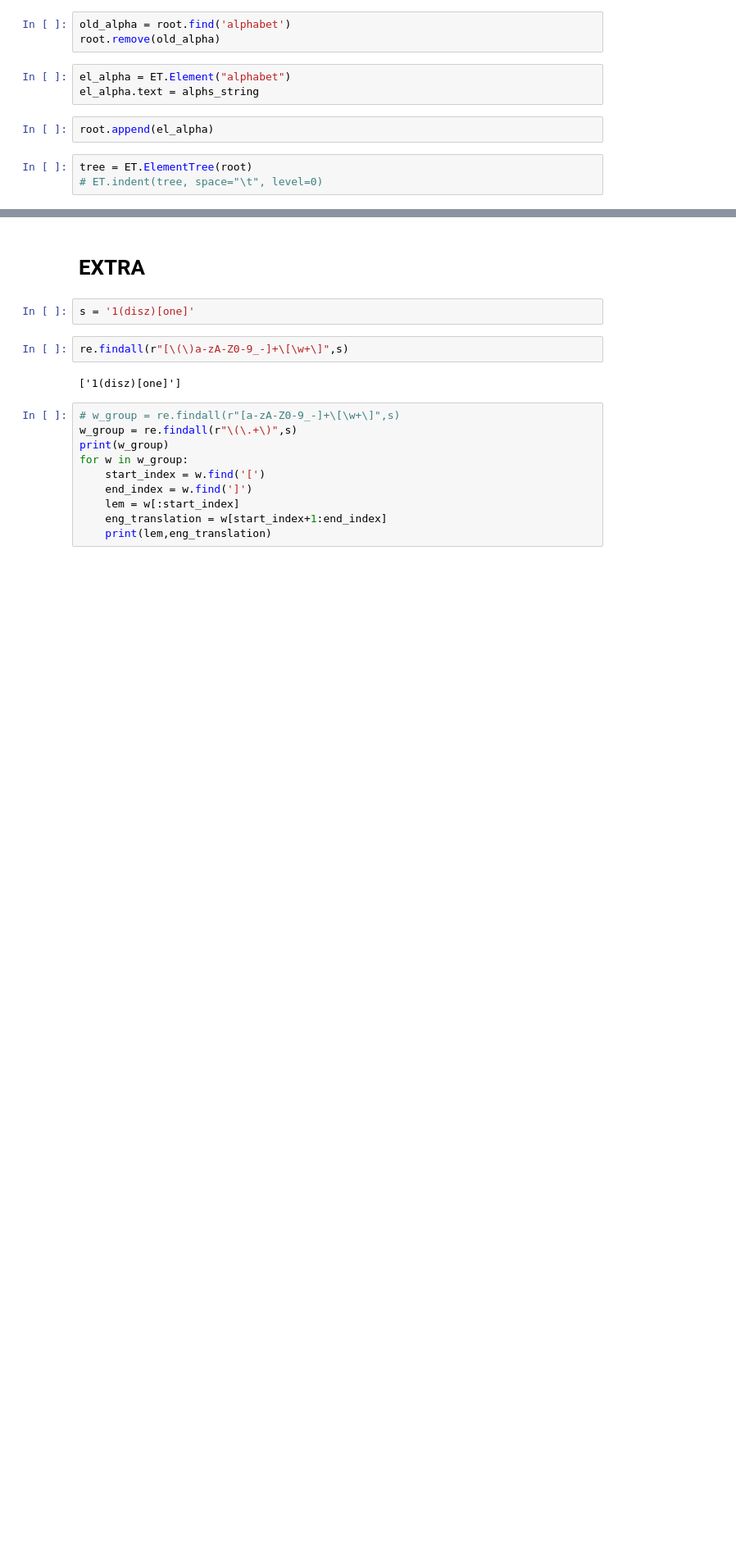
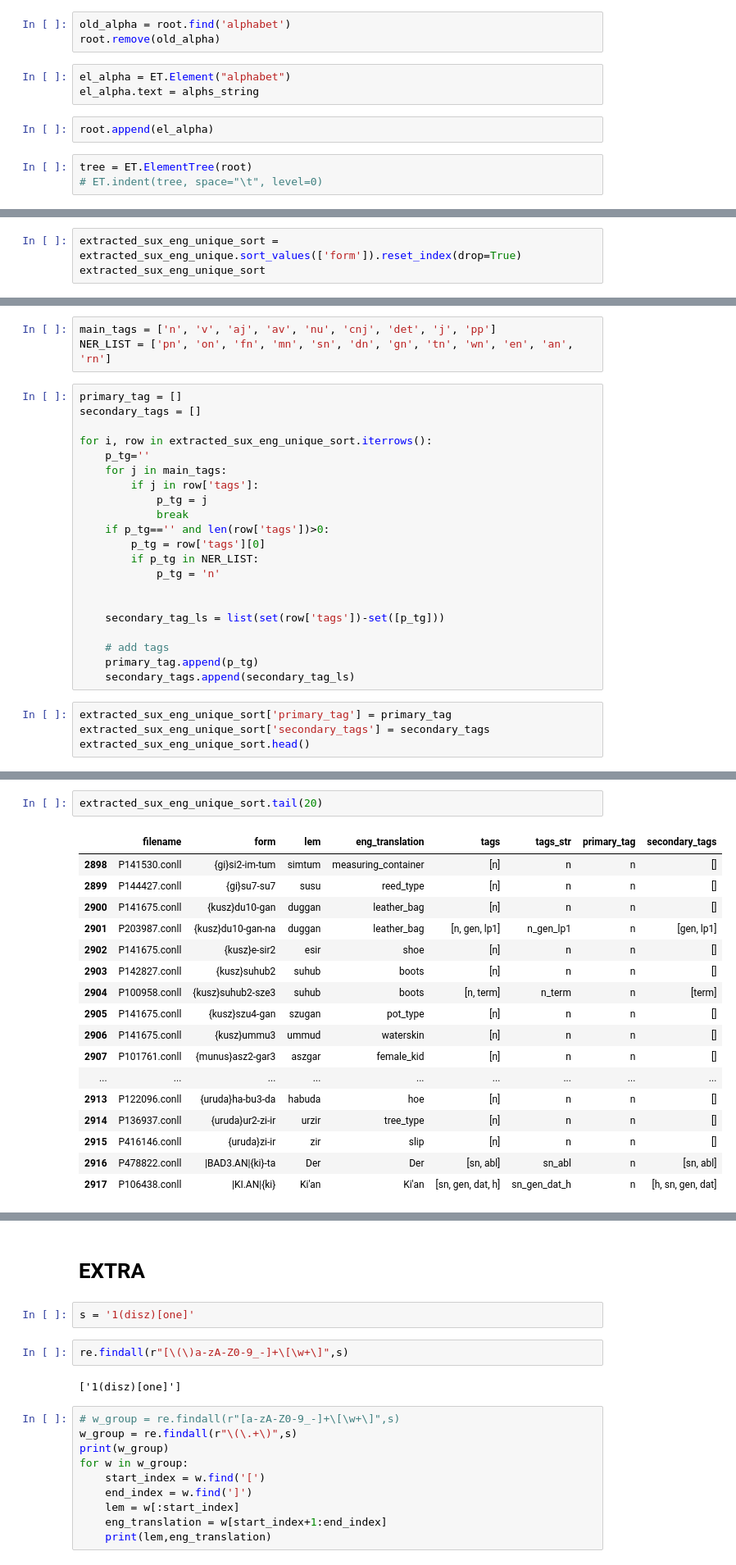
Before and after one commit to mr-martian/apertium-sux, a Jupyter notebook: sux_preprocessing.ipynb, the cells around one changed output, grey strips where cells are left out. Shown at 82% size. Saved outputs shown, nothing was run; the diff lists cells and outputs as text; blank space fills up the shorter version.

```diff
--- a/sux_preprocessing.ipynb
+++ b/sux_preprocessing.ipynb
@@ -332,0 +446,3 @@ with open (sux_dix_name, "wb") as f :
+# %%
+extracted_sux_eng_unique_sort = extracted_sux_eng_unique.sort_values(['form']).reset_index(drop=True)
+extracted_sux_eng_unique_sort
@@ -332,0 +483,28 @@ with open (sux_dix_name, "wb") as f :
+# %%
+main_tags = ['n', 'v', 'aj', 'av', 'nu', 'cnj', 'det', 'j', 'pp']
+NER_LIST = ['pn', 'on', 'fn', 'mn', 'sn', 'dn', 'gn', 'tn', 'wn', 'en', 'an', 'rn']
+# %%
+primary_tag = []
+secondary_tags = []
+
+for i, row in extracted_sux_eng_unique_sort.iterrows():
+    p_tg=''
+    for j in main_tags:
+        if j in row['tags']:
+            p_tg = j
+            break
+    if p_tg=='' and len(row['tags'])>0:
+        p_tg = row['tags'][0]
+        if p_tg in NER_LIST:
+            p_tg = 'n'
+
+
+    secondary_tag_ls = list(set(row['tags'])-set([p_tg]))
+
+    # add tags
+    primary_tag.append(p_tg)
+    secondary_tags.append(secondary_tag_ls)
+# %%
+extracted_sux_eng_unique_sort['primary_tag'] = primary_tag
+extracted_sux_eng_unique_sort['secondary_tags'] = secondary_tags
+extracted_sux_eng_unique_sort.head()
@@ -332,0 +518,20 @@ with open (sux_dix_name, "wb") as f :
+# %%
+extracted_sux_eng_unique_sort.tail(20)
+# %% [output]
+|  | filename | form | lem | eng_translation | tags | tags_str | primary_tag | secondary_tags |
+| 2898 | P141530.conll | {gi}si2-im-tum | simtum | measuring_container | [n] | n | n | [] |
+| 2899 | P144427.conll | {gi}su7-su7 | susu | reed_type | [n] | n | n | [] |
+| 2900 | P141675.conll | {kusz}du10-gan | duggan | leather_bag | [n] | n | n | [] |
+| 2901 | P203987.conll | {kusz}du10-gan-na | duggan | leather_bag | [n, gen, lp1] | n_gen_lp1 | n | [gen, lp1] |
+| 2902 | P141675.conll | {kusz}e-sir2 | esir | shoe | [n] | n | n | [] |
+| 2903 | P142827.conll | {kusz}suhub2 | suhub | boots | [n] | n | n | [] |
+| 2904 | P100958.conll | {kusz}suhub2-sze3 | suhub | boots | [n, term] | n_term | n | [term] |
+| 2905 | P141675.conll | {kusz}szu4-gan | szugan | pot_type | [n] | n | n | [] |
+| 2906 | P141675.conll | {kusz}ummu3 | ummud | waterskin | [n] | n | n | [] |
+| 2907 | P101761.conll | {munus}asz2-gar3 | aszgar | female_kid | [n] | n | n | [] |
+| ... | ... | ... | ... | ... | ... | ... | ... | ... |
+| 2913 | P122096.conll | {uruda}ha-bu3-da | habuda | hoe | [n] | n | n | [] |
+| 2914 | P136937.conll | {uruda}ur2-zi-ir | urzir | tree_type | [n] | n | n | [] |
+| 2915 | P416146.conll | {uruda}zi-ir | zir | slip | [n] | n | n | [] |
+| 2916 | P478822.conll | |BAD3.AN|{ki}-ta | Der | Der | [sn, abl] | sn_abl | n | [sn, abl] |
+| 2917 | P106438.conll | |KI.AN|{ki} | Ki'an | Ki'an | [sn, gen, dat, h] | sn_gen_dat_h | n | [h, sn, gen, dat] |
```
Also changed, not shown: parts of 76 cells of this notebook, 11 other files.
